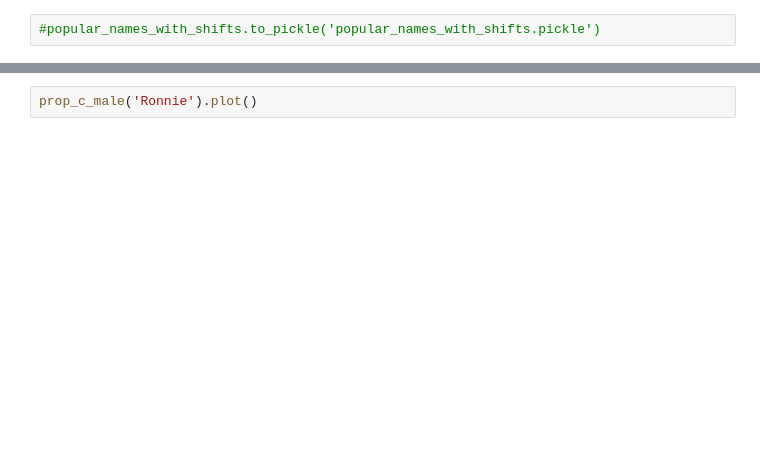
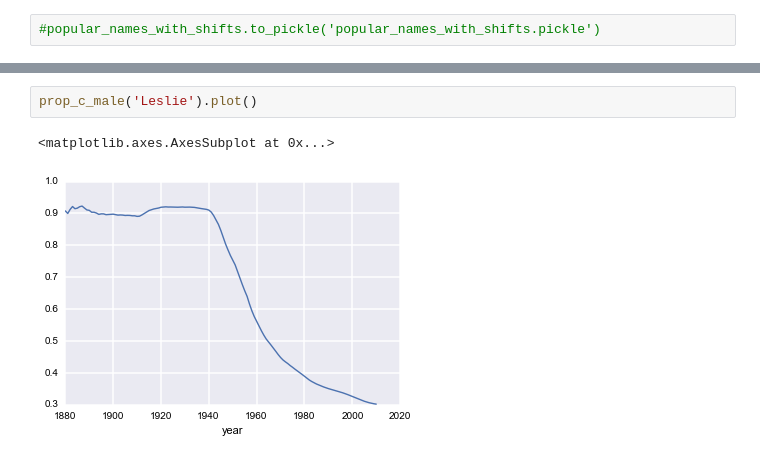
Before and after one commit to rdhyee/working-open-data-2014, a Jupyter notebook: notebooks/Day_13_C_Baby_Names_MF_Completed.ipynb, the cells around one changed output, grey strips where cells are left out. Saved outputs shown, nothing was run; the diff lists cells and outputs as text; blank space fills up the shorter version.

```diff
--- a/notebooks/Day_13_C_Baby_Names_MF_Completed.ipynb
+++ b/notebooks/Day_13_C_Baby_Names_MF_Completed.ipynb
@@ -377,2 +657,5 @@ plugins.connect(fig, tooltip)
 # %%
-prop_c_male('Ronnie').plot()
+prop_c_male('Leslie').plot()
+# %% [output]
+<matplotlib.axes.AxesSubplot at 0x...>
+[figure, added]
```
Also changed, not shown: parts of 41 cells of this notebook, 3 other files.
